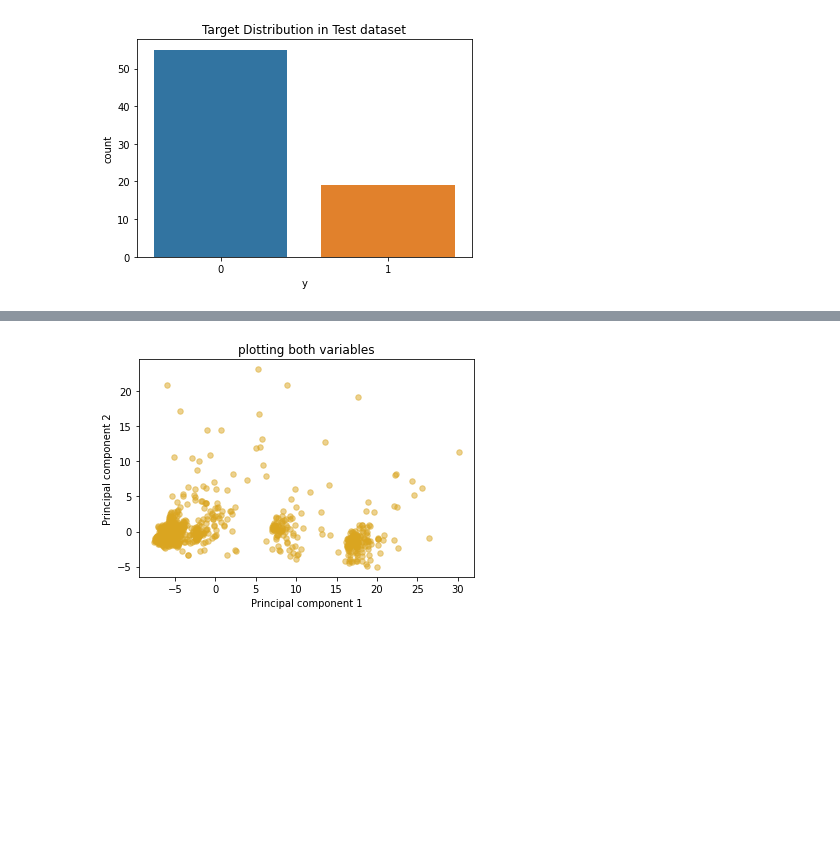
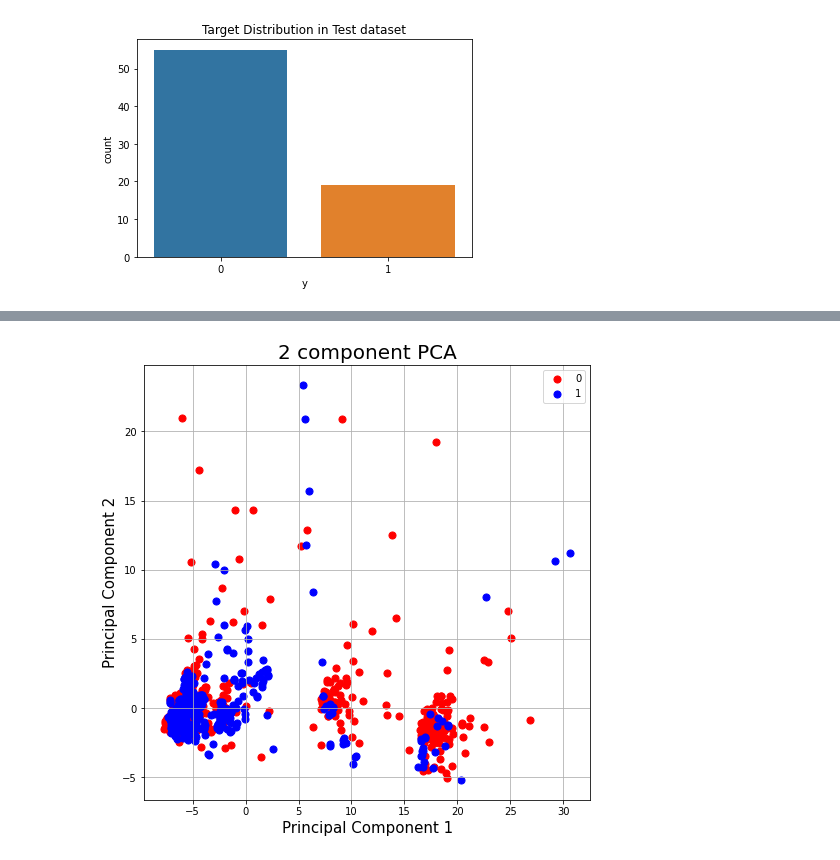
Before and after one commit to chandan21gupta/Protein_Protein_Interaction, a Jupyter notebook: src/feature_selection.ipynb, the cells around one changed output, grey strips where cells are left out. Saved outputs shown, nothing was run; the diff lists cells and outputs as text; code cells hidden in the pictures; blank space fills up the shorter version.

```diff
--- a/src/feature_selection.ipynb
+++ b/src/feature_selection.ipynb
@@ -184,6 +211,7 @@ from sklearn.decomposition import PCA
 pca = PCA(n_components=2)
 principalComponents = pca.fit_transform(X_train)
 principalDf = pd.DataFrame(data = principalComponents, columns = ['principal component 1', 'principal component 2'])
-principalDf
-X_train.shape
+X_test_df = pd.DataFrame(data = y_train, columns = ['y'])
+finalDf = pd.concat([principalDf, X_test_df], axis = 1)
+finalDf
 # %% [output]
@@ -191,8 +231,18 @@ X_train.shape
-# %%
-plt.scatter(principalDf['principal component 1'],principalDf['principal component 2'],s=30,c='goldenrod',alpha=0.5)
-plt.title('plotting both variables')
-plt.xlabel('Principal component 1')
-plt.ylabel('Principal component 2')
-plt.show()
-# %% [output]
-[figure, removed]
+# %%
+fig = plt.figure(figsize = (8,8))
+ax = fig.add_subplot(1,1,1)
+ax.set_xlabel('Principal Component 1', fontsize = 15)
+ax.set_ylabel('Principal Component 2', fontsize = 15)
+ax.set_title('2 component PCA', fontsize = 20)
+targets = [0,1]
+colors = ['r', 'b']
+for target, color in zip(targets,colors):
+    indicesToKeep = finalDf['y'] == target
+    ax.scatter(finalDf.loc[indicesToKeep, 'principal component 1']
+               , finalDf.loc[indicesToKeep, 'principal component 2']
+               , c = color
+               , s = 50)
+ax.legend(targets)
+ax.grid()
+# %% [output]
+[figure, added]
```
Also changed, not shown: parts of 8 cells of this notebook.
